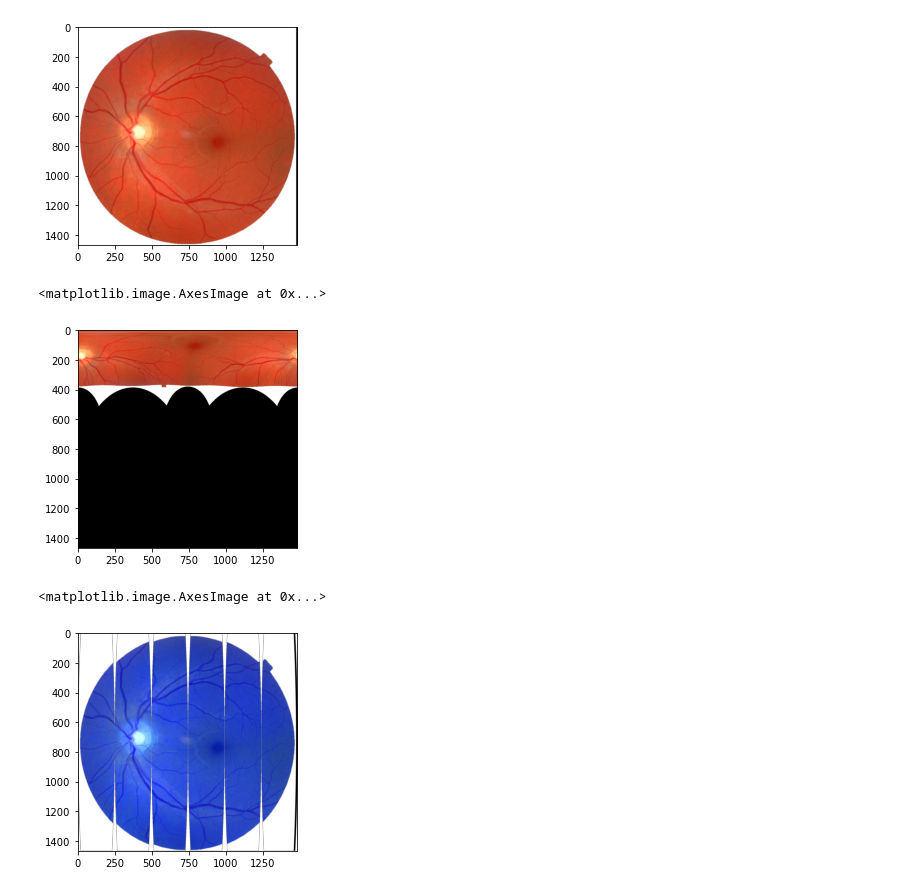
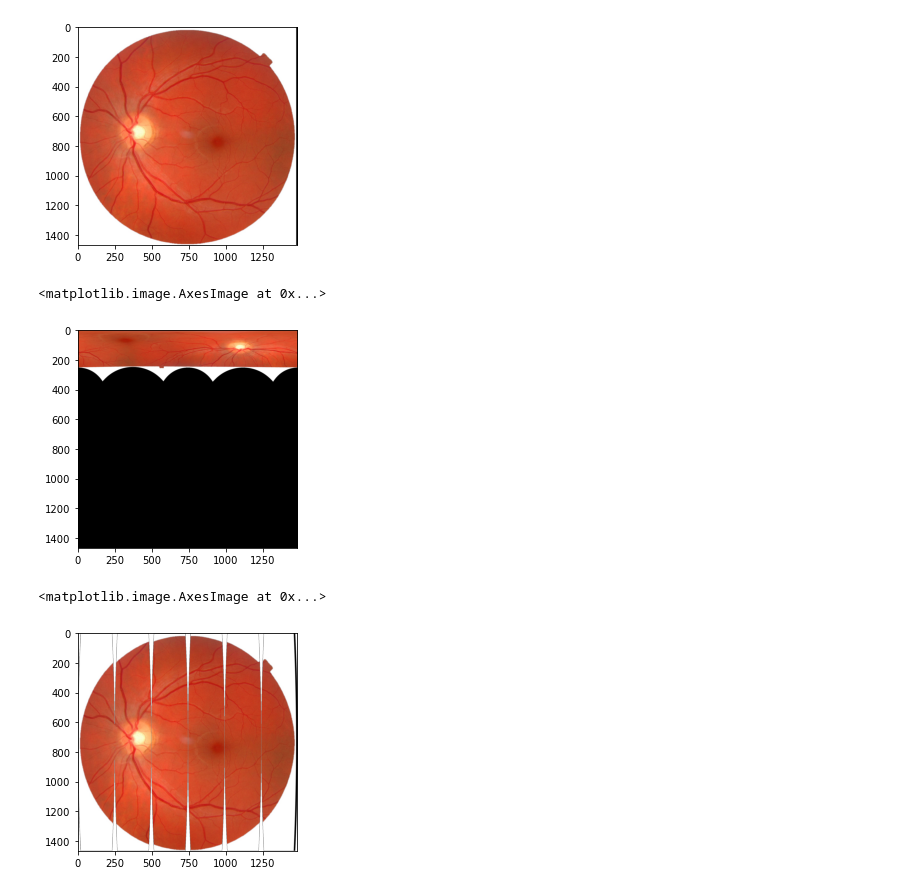
Before and after one commit to stuwilmur/sim-eye, a Jupyter notebook: develop gore2.ipynb, the cells around one changed output. Drawn from its saved outputs; the diff is of its cells as text; code cells hidden in the pictures.

Commit message:
Fix swap; further work on polar goring

```diff
--- a/develop gore2.ipynb
+++ b/develop gore2.ipynb
@@ -8,24 +12,22 @@ import matplotlib.pyplot as plt
 # %%
-im2 = cv2.imread('./img/img1.jpg')
-fundus2, lammax, phimax = gore2.equi(im = im2, focal_length = 24, alpha_max = gore.deg2rad(32))
-fundus3 = fundus2[:,:,::-1]
-plt.imshow(fundus3)
+im = gore2.image_from_path('./img/img1.jpg')
+fundus2, lammax, phimax = gore2.equi(im = im, focal_length = 24, alpha_max = gore.deg2rad(32))
+plt.imshow(fundus2)
 # %% [output]
 <matplotlib.image.AxesImage at 0x...>
 [figure]
 # %%
-swapped = gore2.swap(fundus2, 0.8285317427334433, 0.8285317427334433)
-swapped2 = swapped[:,:,::-1]
-plt.imshow(swapped2)
+swapped = gore2.swap(fundus2, lammax, phimax)
+plt.imshow(swapped)
 # %% [output]
 <matplotlib.image.AxesImage at 0x...>
-[figure, old version]
+[figure, new version]
 # %%
-gored = gore2.make_equatorial(im = fundus2, num_gores = 6, phi_max = phimax, phi_min = -phimax, lam_max = lammax, lam_min = -lammax)
+gored = gore2.make_equatorial(im = fundus2, num_gores = 6, phi_max = phimax, phi_min = -phimax, lam_max = lammax, lam_min = -lammax, projection = gore2.SINUSOIDAL)
 plt.imshow(gored)
 # %% [output]
 <matplotlib.image.AxesImage at 0x...>
-[figure, old version]
+[figure, new version]
 # %%
 h,w = swapped.shape[:2]
 swapped2 = gore2.cv2.resize(swapped, (w*2, h))
```
Also changed, not shown: parts of 4 cells of this notebook, 2 other files.
